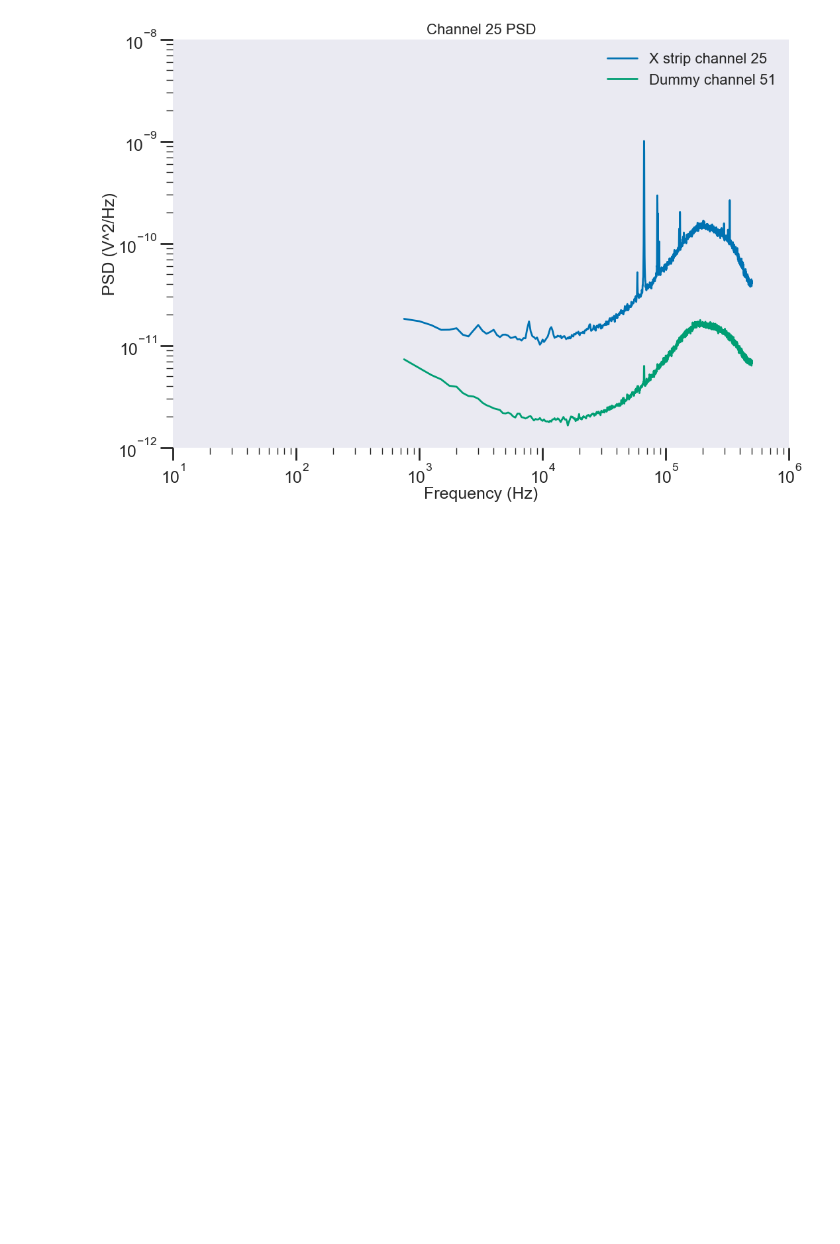
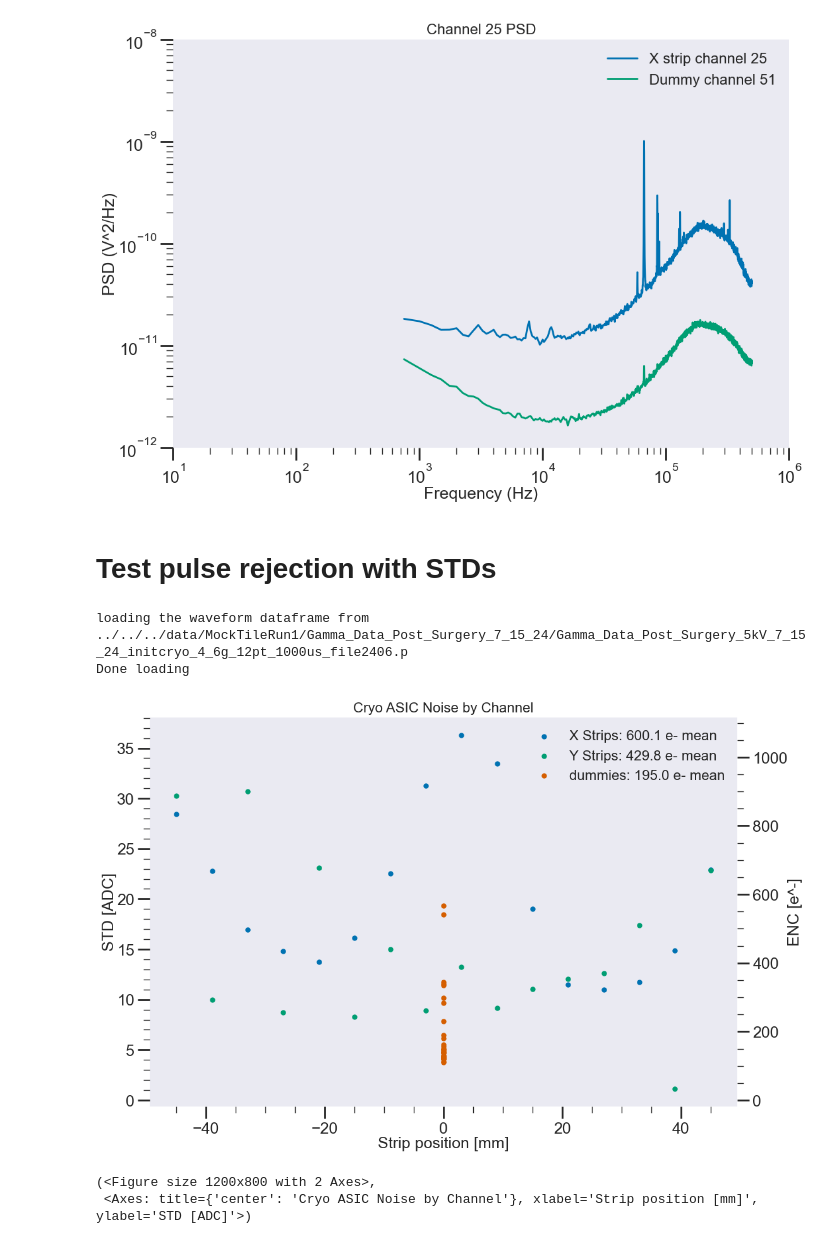
Before and after one commit to nEXO-collaboration/cryo-asic-analysis, a Jupyter notebook: notebooks/psd_analysis.ipynb, the cells around one changed output. Saved outputs shown, nothing was run; the diff lists cells and outputs as text; code cells hidden in the pictures; blank space fills up the shorter version.

```diff
--- a/notebooks/psd_analysis.ipynb
+++ b/notebooks/psd_analysis.ipynb
@@ -395,0 +394,16 @@ ca.calculate_avg_psds()
+# %% [markdown]
+# Test pulse rejection with STDs
+# %%
+infile = pfiles[0]
+ca = CryoAsicAnalysis.CryoAsicAnalysis(infile, config_filepath)
+ca.baseline_subtract()
+# %% [output]
+loading the waveform dataframe from  ../../../data/MockTileRun1/Gamma_Data_Post_Surgery_7_15_24/Gamma_Data_Post_Surgery_5kV_7_15_24_initcryo_4_6g_12pt_1000us_file2406.p
+Done loading
+# %%
+ca.calculate_stds()
+ca.plot_stds_strip_position(show=True)
+# %% [output]
+[figure, added]
+(<Figure size 1200x800 with 2 Axes>,
+ <Axes: title={'center': 'Cryo ASIC Noise by Channel'}, xlabel='Strip position [mm]', ylabel='STD [ADC]'>)
```
Also changed, not shown: parts of 3 cells of this notebook, 3 other files.
